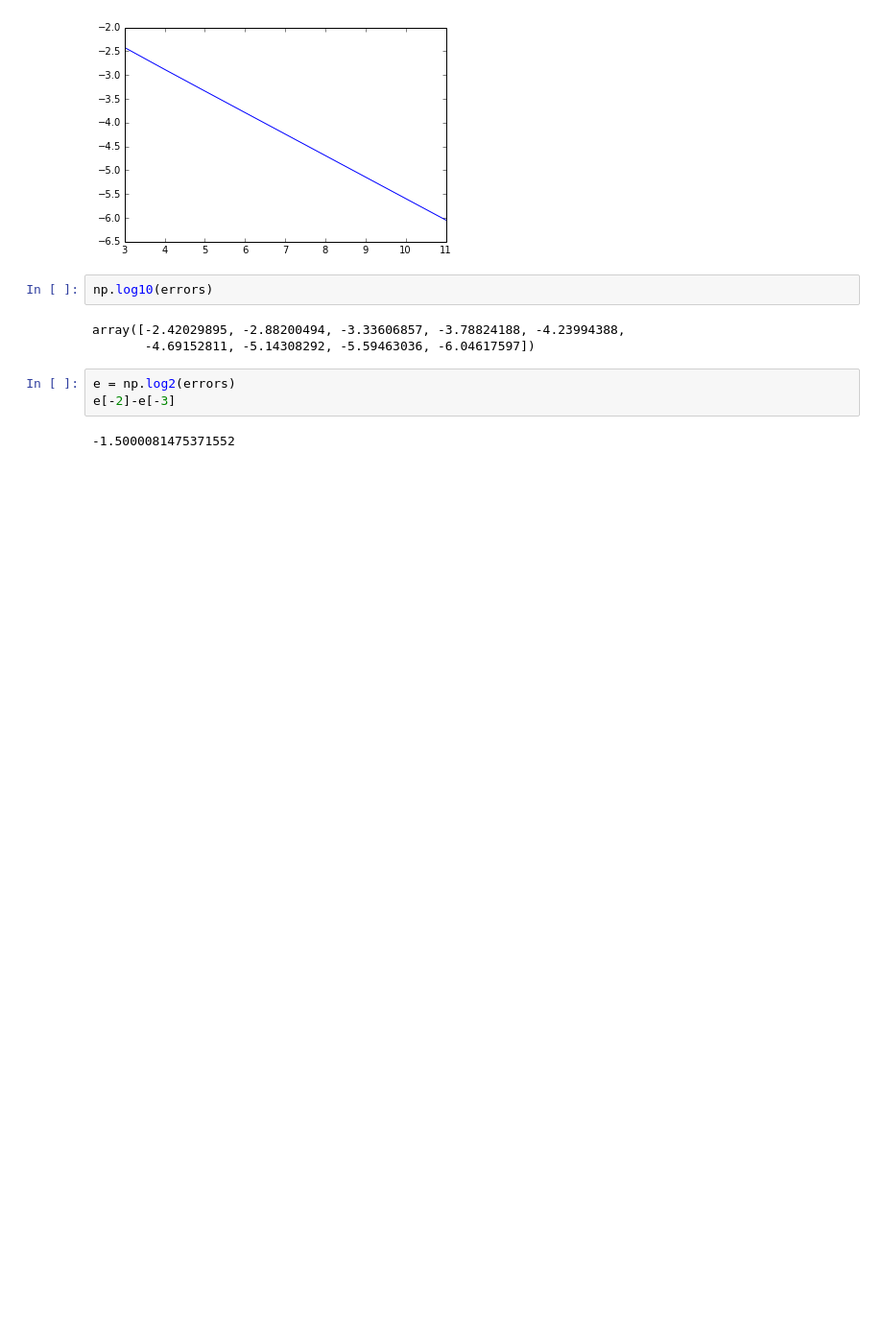
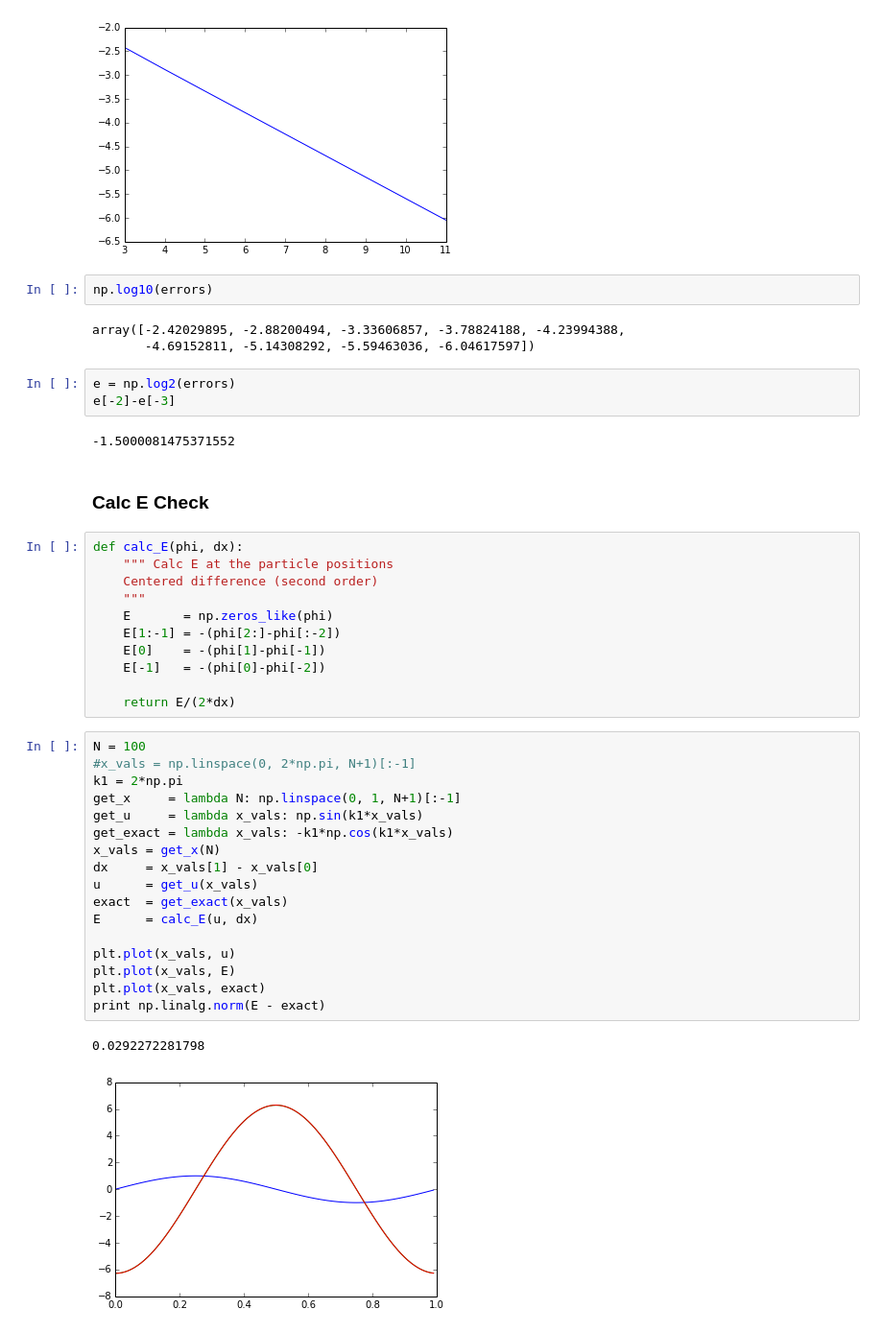
Before and after one commit to shigh/pyes1, a Jupyter notebook: tests.ipynb, the cells around one changed output. Shown: that part at 96% size. Drawn from its saved outputs; the diff is of its cells as text; blank space fills up the shorter version.

Commit message:
Corrected a minor error in calc_E
I am still not getting the expected order of convergence though.

```diff
--- a/tests.ipynb
+++ b/tests.ipynb
@@ -80,3 +82,36 @@ e = np.log2(errors)
 e[-2]-e[-3]
 # %% [output]
 -1.5000081475371552
+# %% [markdown]
+### Calc E Check
+# %%
+def calc_E(phi, dx):
+    """ Calc E at the particle positions
+    Centered difference (second order)
+    """
+    E       = np.zeros_like(phi)
+    E[1:-1] = -(phi[2:]-phi[:-2])
+    E[0]    = -(phi[1]-phi[-1])
+    E[-1]   = -(phi[0]-phi[-2])
+
+    return E/(2*dx)
+# %%
+N = 100
+#x_vals = np.linspace(0, 2*np.pi, N+1)[:-1]
+k1 = 2*np.pi
+get_x     = lambda N: np.linspace(0, 1, N+1)[:-1]
+get_u     = lambda x_vals: np.sin(k1*x_vals)
+get_exact = lambda x_vals: -k1*np.cos(k1*x_vals)
+x_vals = get_x(N)
+dx     = x_vals[1] - x_vals[0]
+u      = get_u(x_vals)
+exact  = get_exact(x_vals)
+E      = calc_E(u, dx)
+
+plt.plot(x_vals, u)
+plt.plot(x_vals, E)
+plt.plot(x_vals, exact)
+print np.linalg.norm(E - exact)
+# %% [output]
+0.0292272281798
+[figure, added]
```
Also changed, not shown: parts of 2 cells of this notebook, 2 other files.
